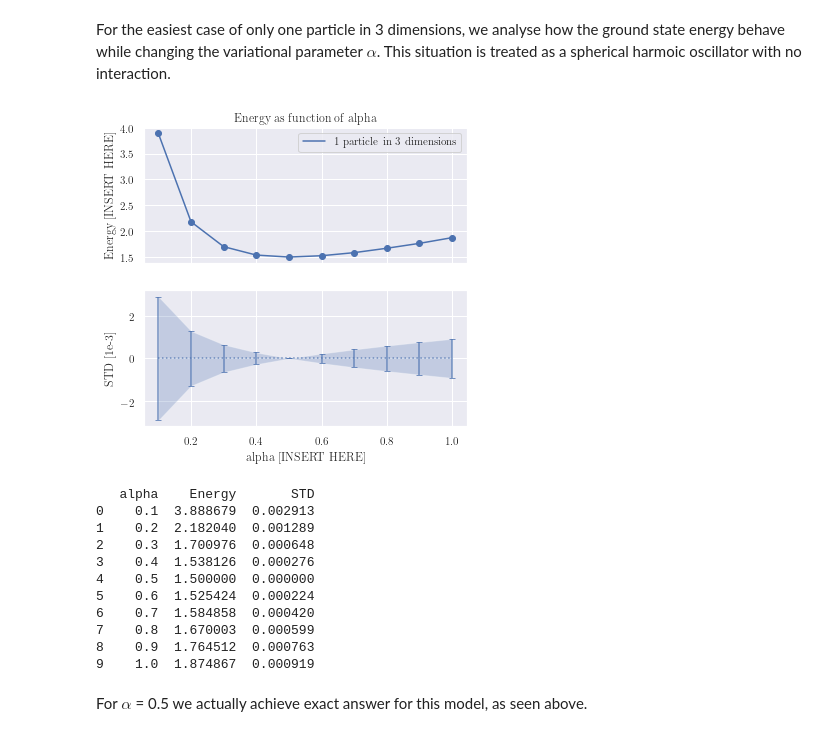
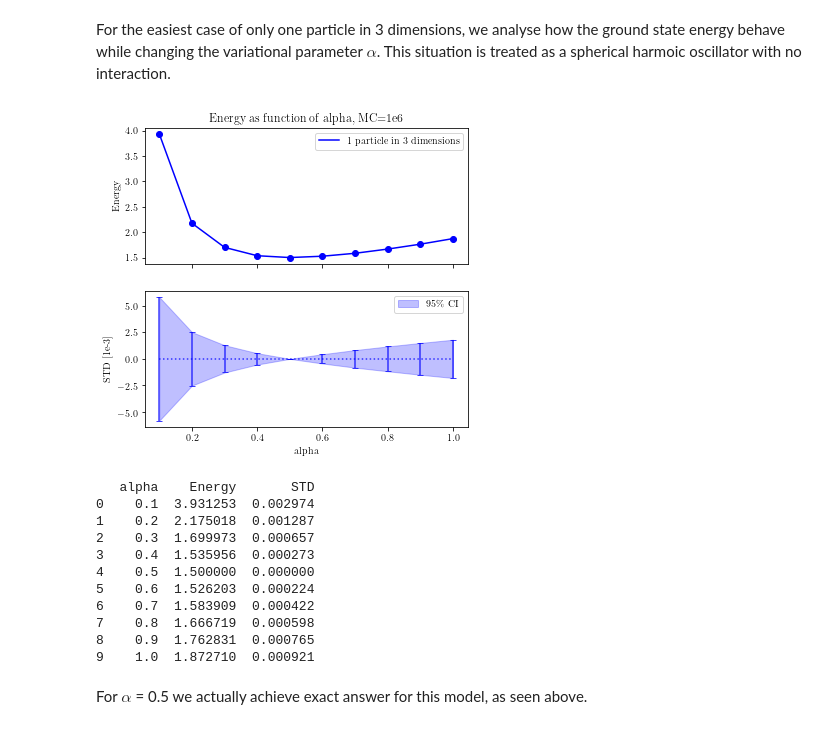
Before and after one commit to Moejay10/FYS4411, a Jupyter notebook: Project1/Python/Variational_Monte_Carlo.ipynb, the cells around one changed output. Cells and saved outputs as stored; diff of their text form; code cells hidden in the pictures.

```diff
--- a/Project1/Python/Variational_Monte_Carlo.ipynb
+++ b/Project1/Python/Variational_Monte_Carlo.ipynb
@@ -12,8 +12,7 @@ from matplotlib import cm
 import os
 import pandas as pd
 import seaborn as sns
-sns.set()
-
+#sns.set()
 
 # Where to save the figures and data files
 DATA_ID = "Results/"
@@ -22,7 +21,7 @@ def data_path(dat_id):
     return os.path.join(DATA_ID, dat_id)
 
 #Latex font for plots
-rc('font', **{'family': 'serif', 'serif': ['Computer Modern']})
+#rc('font', **{'family': 'serif', 'serif': ['Computer Modern']})
 rc('text', usetex=True)
 rc('font', family='serif')
 plt.rcParams.update({'font.size': 10}) # Setting all font sizesimport numpy as np
@@ -31,60 +30,61 @@ plt.rcParams.update({'font.size': 10}) # Setting all font sizesimport numpy as n
 # %% [markdown]
 For the easiest case of only one particle in 3 dimensions, we analyse how the ground state energy behave while changing the variational parameter $\alpha$. This situation is treated as a spherical harmoic oscillator with no interaction.
 # %%
-X = pd.read_fwf(data_path("Variational_parameter.dat"))
+X = pd.read_fwf(data_path("Task_a/Variational_parameter.dat"))
 
 data_1 = {
     'x': list(X['alpha']),
     'y': list(X['Energy']),
-    'yerr': list(X['STD']*1000)}
+    'yerr': np.array(list(X['STD']*1000))}
 
 zero_array = np.zeros(10)
 # plot
 fig = plt.figure()
 w = 5.78851          # Latex document text width
 fig.set_size_inches(w=w*1.0,h= 5.5)
 # only errorbar
 ax1 = plt.subplot(211)
-
+col = 'blue'
 #In case of more plots, we will make sure it's easy to add in a loop
 for data in [data_1]:
-    ax1.plot(X['alpha'],X['Energy'])
-    ax1.plot(X['alpha'],X['Energy'],'ob')
+    ax1.plot(X['alpha'],X['Energy'], color = col)
+    ax1.plot(X['alpha'],X['Energy'],'ob', color = col)
 # errorbar + fill_between
-ax1.set_ylabel("Energy [INSERT HERE]")
-plt.title("Energy as function of alpha")
+ax1.set_ylabel("Energy")
+plt.title("Energy as function of alpha, MC=1e6")
 ax1.legend(['1 particle in 3 dimensions'])
 ax1.xaxis.set_major_formatter(plt.NullFormatter())
 
 
 ax2 = plt.subplot(212)
 #In case of more plots, we will make sure it's easy to add in a loop
 for data in [data_1]:
-    ax2.errorbar(x=data_1['x'],y=zero_array,yerr=data['yerr'], alpha=.75, fmt=':', capsize=3, capthick=1)
+    ax2.errorbar(x=data_1['x'],y=zero_array,yerr=1.96*data['yerr'], alpha=.75, fmt=':', capsize=3, capthick=1, color=col)
     data = {
         'x': data['x'],
-        'y1': [y - e for y, e in zip(zero_array, data['yerr'])],
-        'y2': [y + e for y, e in zip(zero_array, data['yerr'])]}
-    ax2.fill_between(**data, alpha=.25)
+        'y1': [y - e for y, e in zip(zero_array, 1.96*data['yerr'])],
+        'y2': [y + e for y, e in zip(zero_array, 1.96*data['yerr'])]}
+    ax2.fill_between(**data, alpha=.25,color = col)
 
-ax2.set_xlabel('alpha [INSERT HERE]')
+ax2.set_xlabel('alpha')
 ax2.set_ylabel('STD [1e-3]')
-plt.savefig(data_path('Figures/variational_alpha.pgf'))
+ax2.legend(['$95\%$ CI'])
+plt.savefig(data_path('Task_a/variational_alpha.pgf'))
 plt.show()
 print(X)
 # %% [output]
-[figure, old version]
+[figure, new version]
    alpha    Energy       STD
-0    0.1  3.888679  0.002913
-1    0.2  2.182040  0.001289
-2    0.3  1.700976  0.000648
-3    0.4  1.538126  0.000276
+0    0.1  3.931253  0.002974
+1    0.2  2.175018  0.001287
+2    0.3  1.699973  0.000657
+3    0.4  1.535956  0.000273
 4    0.5  1.500000  0.000000
-5    0.6  1.525424  0.000224
-6    0.7  1.584858  0.000420
-7    0.8  1.670003  0.000599
-8    0.9  1.764512  0.000763
-9    1.0  1.874867  0.000919
+5    0.6  1.526203  0.000224
+6    0.7  1.583909  0.000422
+7    0.8  1.666719  0.000598
+8    0.9  1.762831  0.000765
+9    1.0  1.872710  0.000921
 # %% [markdown]
 For $\alpha$ = 0.5 we actually achieve exact answer for this model, as seen above.
 # %% [markdown]
```
Also changed, not shown: parts of 39 cells of this notebook.
